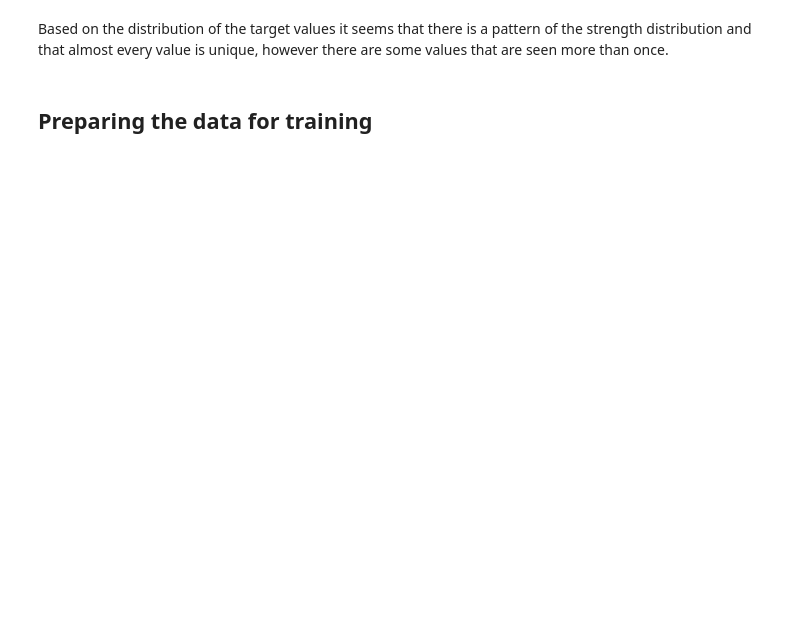
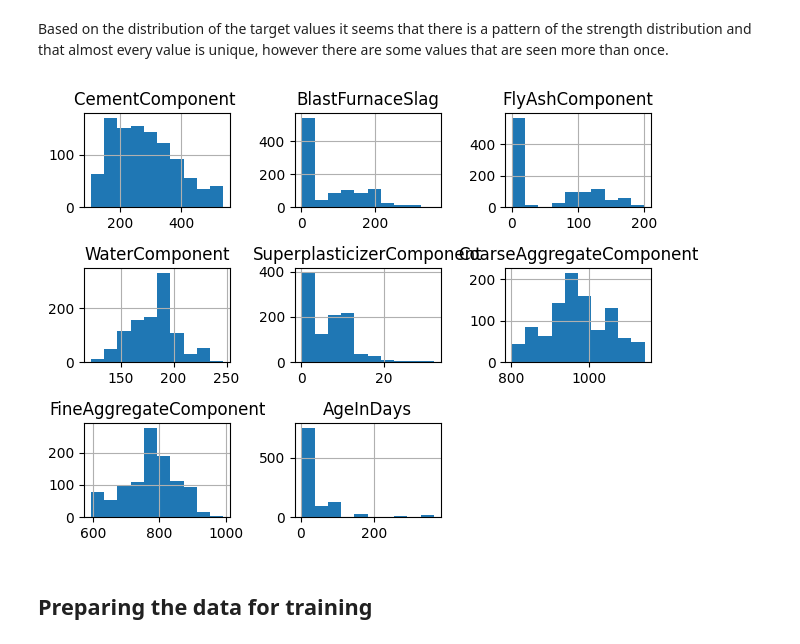
Before and after one commit to AndriyBabiy/goit_deep-learning, a Jupyter notebook: 01_PyTorch_Fundamentals/01_PyTorch_Fundementals.ipynb, the cells around one changed output. Cells and saved outputs as stored; diff of their text form; code cells hidden in the pictures; blank space fills up the shorter version.

```diff
--- a/01_PyTorch_Fundamentals/01_PyTorch_Fundementals.ipynb
+++ b/01_PyTorch_Fundamentals/01_PyTorch_Fundementals.ipynb
@@ -76,4 +104,11 @@ plt.show()
 # %% [markdown]
 Based on the distribution of the target values it seems that there is a pattern of the strength distribution and that almost every value is unique, however there are some values that are seen more than once.
+# %%
+ax = df.loc[:, features].hist()
+
+plt.tight_layout()
+plt.show()
+# %% [output]
+[figure, added]
 # %% [markdown]
 ## Preparing the data for training
```
Also changed, not shown: parts of 9 cells of this notebook.
